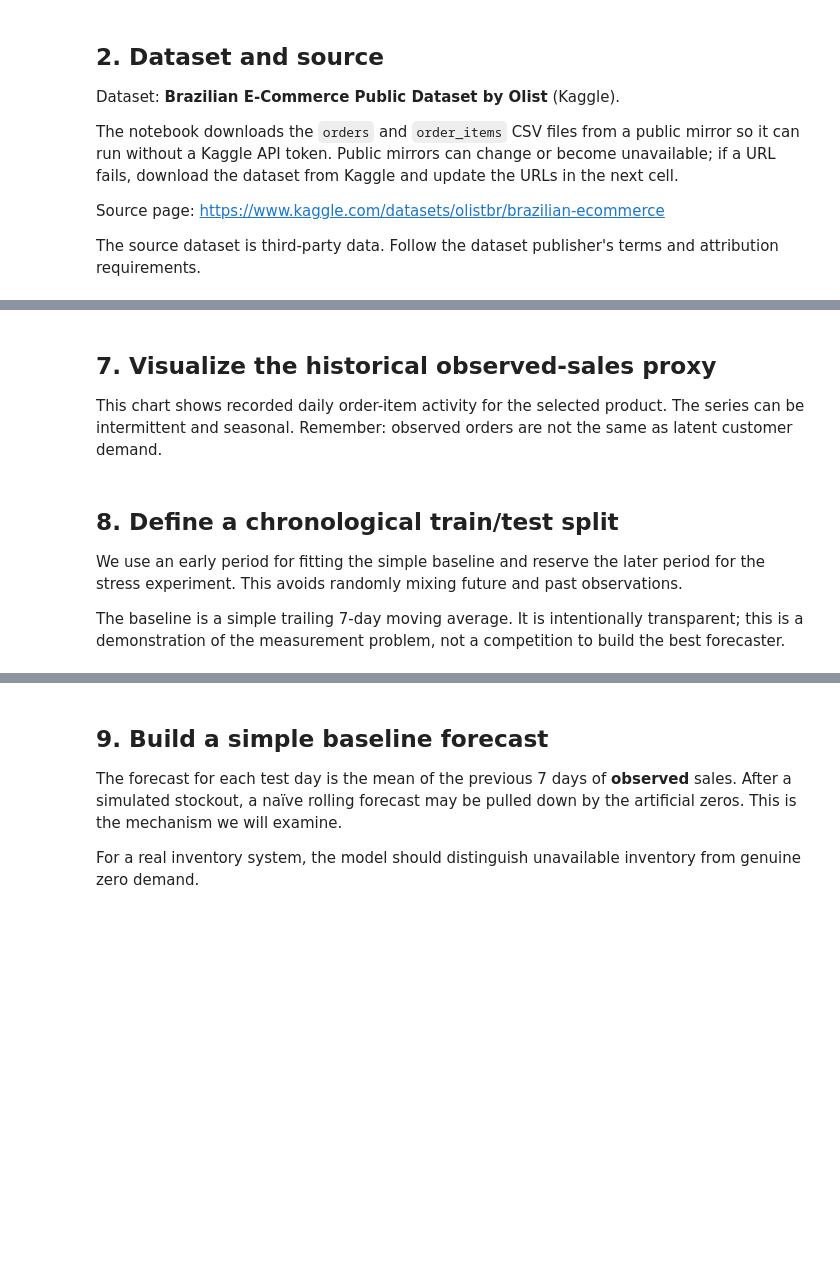
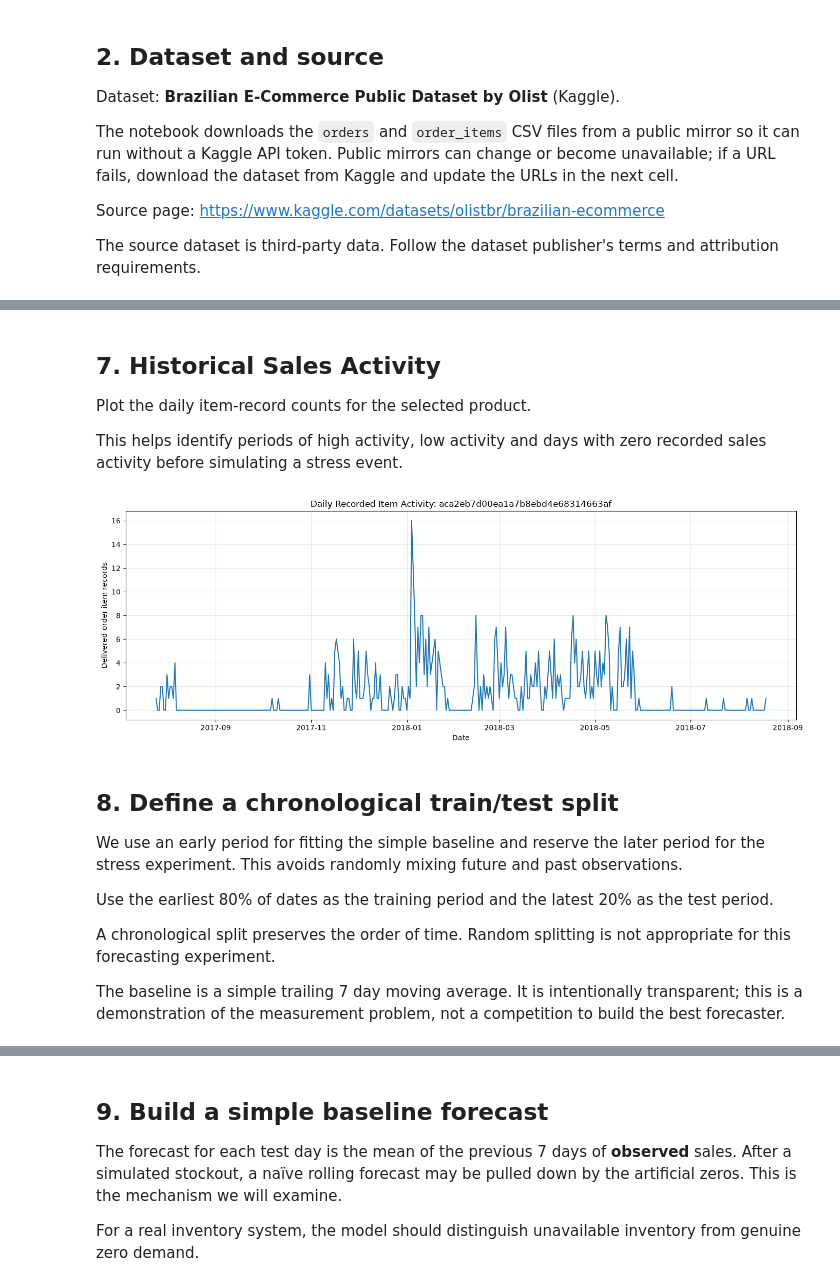
Before and after one commit to lisandihimara/Olist-E-Commerce-Stockout-Stress-Test, a Jupyter notebook: Notebooks/Week3_Olist_Stockout_Stress_Test.ipynb, the cells around one changed output, grey strips where cells are left out. Drawn from its saved outputs; the diff is of its cells as text; code cells hidden in the pictures; blank space fills up the shorter version.

```diff
--- a/Notebooks/Week3_Olist_Stockout_Stress_Test.ipynb
+++ b/Notebooks/Week3_Olist_Stockout_Stress_Test.ipynb
@@ -169,21 +311,38 @@ display(daily_sales.head())
 # %% [markdown]
-## 7. Visualize the historical observed-sales proxy
+## 7. Historical Sales Activity
 
-This chart shows recorded daily order-item activity for the selected product. The series can be intermittent and seasonal. Remember: observed orders are not the same as latent customer demand.
+Plot the daily item-record counts for the selected product.
+
+This helps identify periods of high activity, low activity and
+days with zero recorded sales activity before simulating a stress event.
 # %%
-fig, ax = plt.subplots(figsize=(12, 4.5))
-ax.plot(daily_sales.index, daily_sales["observed_order_items"], linewidth=1)
-ax.set_title("Olist: Daily observed order-item activity for one product")
-ax.set_xlabel("Purchase date")
-ax.set_ylabel("Delivered order items recorded")
-ax.grid(True, alpha=0.25)
-fig.tight_layout()
-fig.savefig(FIG_DIR / "historical_observed_sales.png", dpi=180, bbox_inches="tight")
+plt.figure(figsize=(14, 5))
+plt.plot(daily_sales.index, daily_sales.values)
+plt.title(f"Daily Recorded Item Activity: {selected_product}")
+plt.xlabel("Date")
+plt.ylabel("Delivered-order item records")
+plt.grid(True, alpha=0.3)
+plt.tight_layout()
+
+plt.savefig(
+    FIGURES_DIR / "historical_observed_sales.png",
+    dpi=300,
+    bbox_inches="tight"
+)
+
 plt.show()
+# %% [output]
+[figure, added]
 # %% [markdown]
 ## 8. Define a chronological train/test split
 
 We use an early period for fitting the simple baseline and reserve the later period for the stress experiment. This avoids randomly mixing future and past observations.
 
-The baseline is a simple trailing 7-day moving average. It is intentionally transparent; this is a demonstration of the measurement problem, not a competition to build the best forecaster.
+Use the earliest 80% of dates as the training period and the latest
+20% as the test period.
+
+A chronological split preserves the order of time. Random splitting
+is not appropriate for this forecasting experiment.
+
+The baseline is a simple trailing 7 day moving average. It is intentionally transparent; this is a demonstration of the measurement problem, not a competition to build the best forecaster.
 # %%
```
Also changed, not shown: parts of 28 cells of this notebook.
